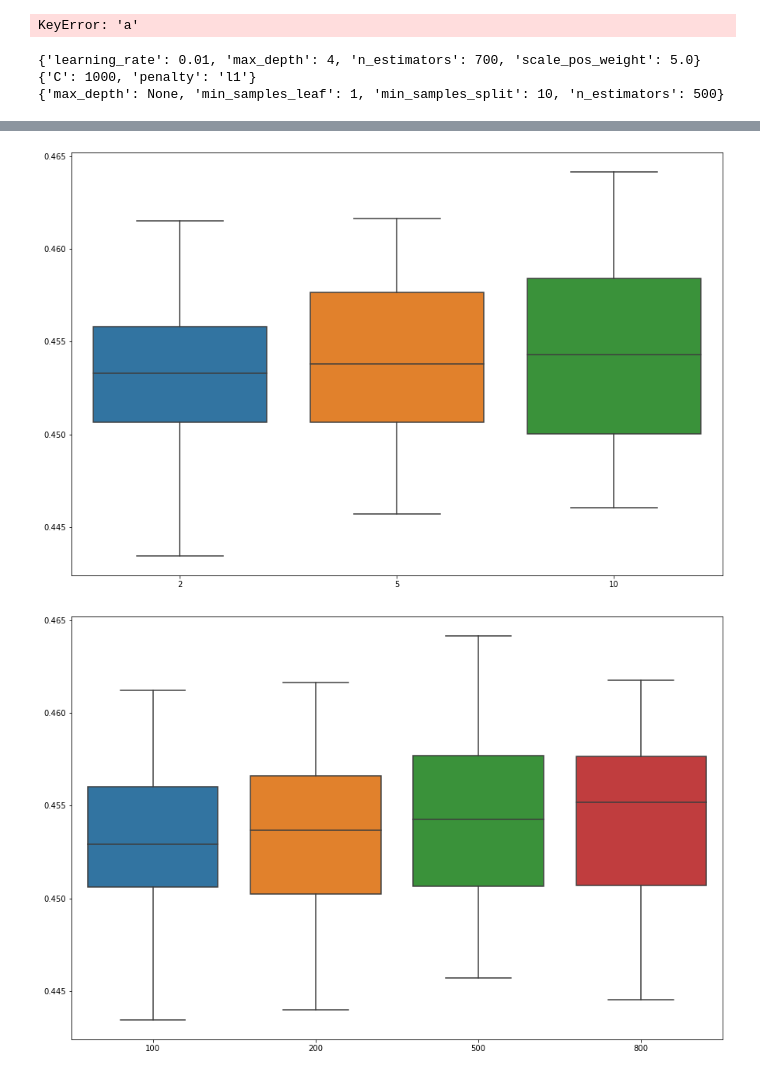
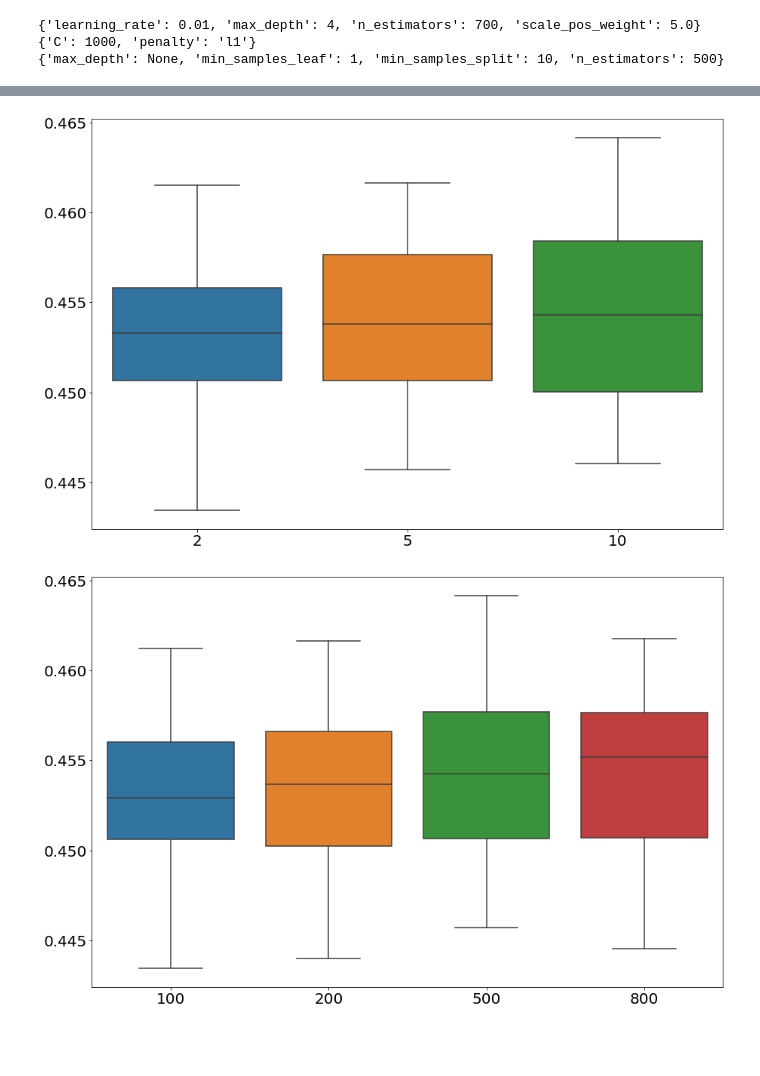
Before and after one commit to AzaelCC/Credit-Risk-Explainable-ML, a Jupyter notebook: src/Grid_Plotting.ipynb, the cells around one changed output, grey strips where cells are left out. Saved outputs shown, nothing was run; the diff lists cells and outputs as text; code cells hidden in the pictures; blank space fills up the shorter version.

Commit message:
Bigger plot font

```diff
--- a/src/Grid_Plotting.ipynb
+++ b/src/Grid_Plotting.ipynb
@@ -1,9 +1,3 @@
-# %%
-a = 'hola'
-b = 'adios'
-'{a}'.format()
-# %% [output]
-KeyError: 'a'
 # %%
 import pandas as pd
 import numpy as np
@@ -38,6 +32,9 @@ grid_paths = ['./results/XGBoost/GridSearchCV_22-03-22_03-27-03/GridSearchCV_22-
               './results/modeling/LR_grid.pkl',
               './results/modeling/RF_grid.pkl']
 # %%
+plt.rc('xtick',labelsize=20)
+plt.rc('ytick',labelsize=20)
+
 for grid_path, name in list(zip(grid_paths, model_names)):
     save_folder = './results/figures/{}_Params'.format(name)
     if not os.path.exists(save_folder):
@@ -59,2 +56,2 @@ for grid_path, name in list(zip(grid_paths, model_names)):
-[figure, old version]
+[figure, new version]
-[figure, old version]
+[figure, new version]
```
Also changed, not shown: parts of 1 cell of this notebook.
